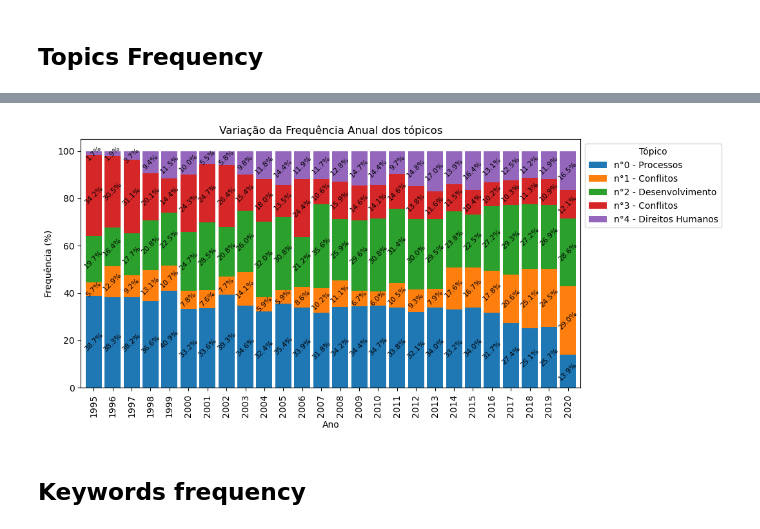
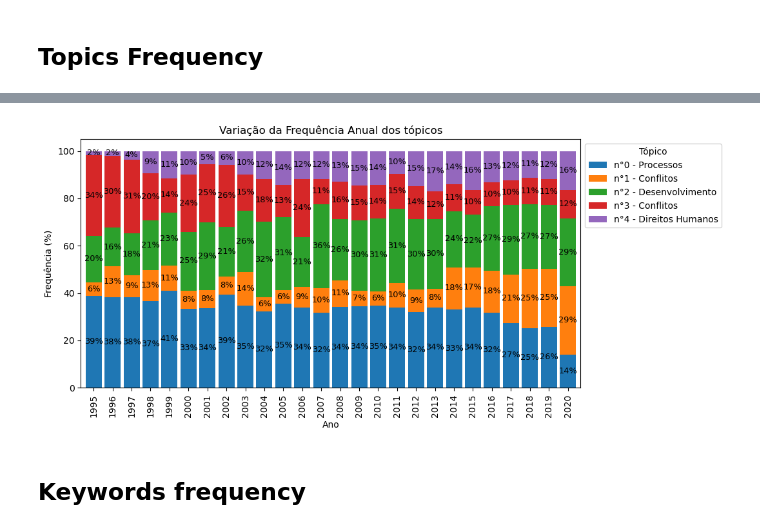
Before and after one commit to antonioravila/finalwork__postgraduate, a Jupyter notebook: TopicModel.ipynb, the cells around one changed output, grey strips where cells are left out. Drawn from its saved outputs; the diff is of its cells as text; code cells hidden in the pictures.

Commit message:
fixes on charts

```diff
--- a/TopicModel.ipynb
+++ b/TopicModel.ipynb
@@ -212,22 +212,22 @@ yearly_pivot.head(5)
 # %%
 fig, ax = plt.subplots(figsize=(10, 5))
 yearly_pivot.plot(kind='bar', stacked=True, ax=ax, width=0.85)
 
 plt.title(f'Variação da Frequência Anual dos tópicos')
 plt.xlabel('Ano')
 plt.ylabel('Frequência (%)')
 plt.legend(title='Tópico', bbox_to_anchor=(1.0, 1), loc='best')
 plt.grid(False)
 
 # Adicionando os percentuais no meio de cada barra com a fonte cinza escuro e inclinada em 30°
 for container in ax.containers:
-    ax.bar_label(container, labels=[f'{h:.1f}%' for h in container.datavalues],
-                 label_type='center', color='black', fontsize=8, rotation=45)
+    ax.bar_label(container, labels=[f'{h:.0f}%' for h in container.datavalues],
+                 label_type='center', color='black', fontsize=9.3)
 
 plt.savefig(f'charts/topic_frequency/topics_yearly', bbox_inches='tight')
 plt.show()
 # %% [output]
-[figure, old version]
+[figure, new version]
 # %% [markdown]
 ## Keywords frequency
 # %%
```
Also changed, not shown: parts of 1 cell of this notebook, 6 other files.
